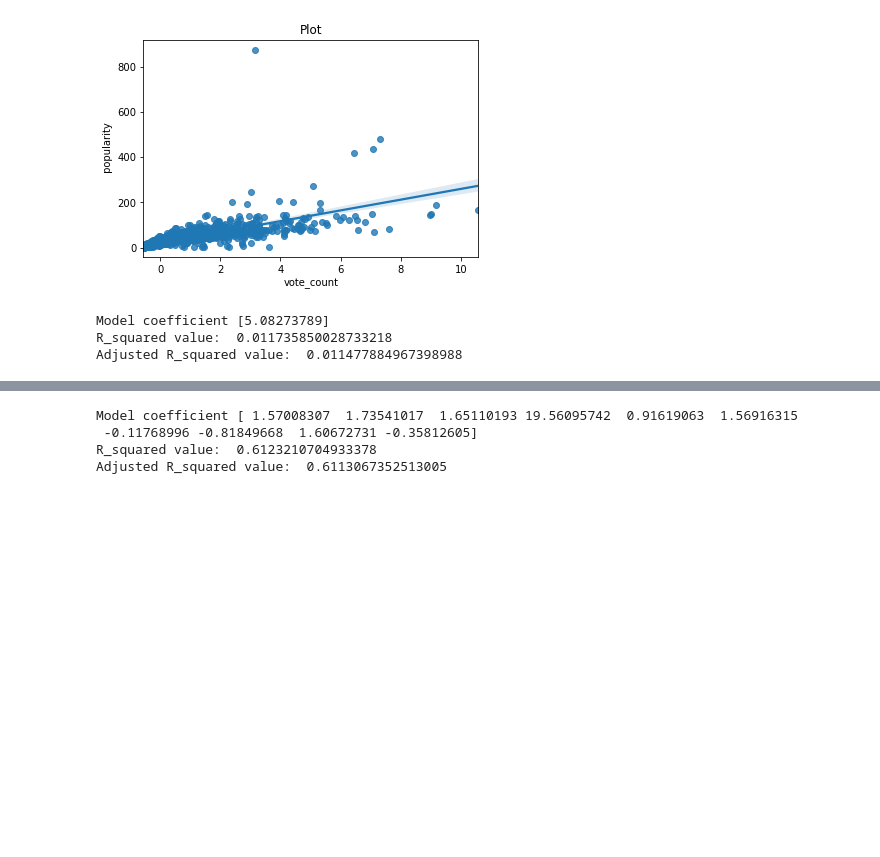
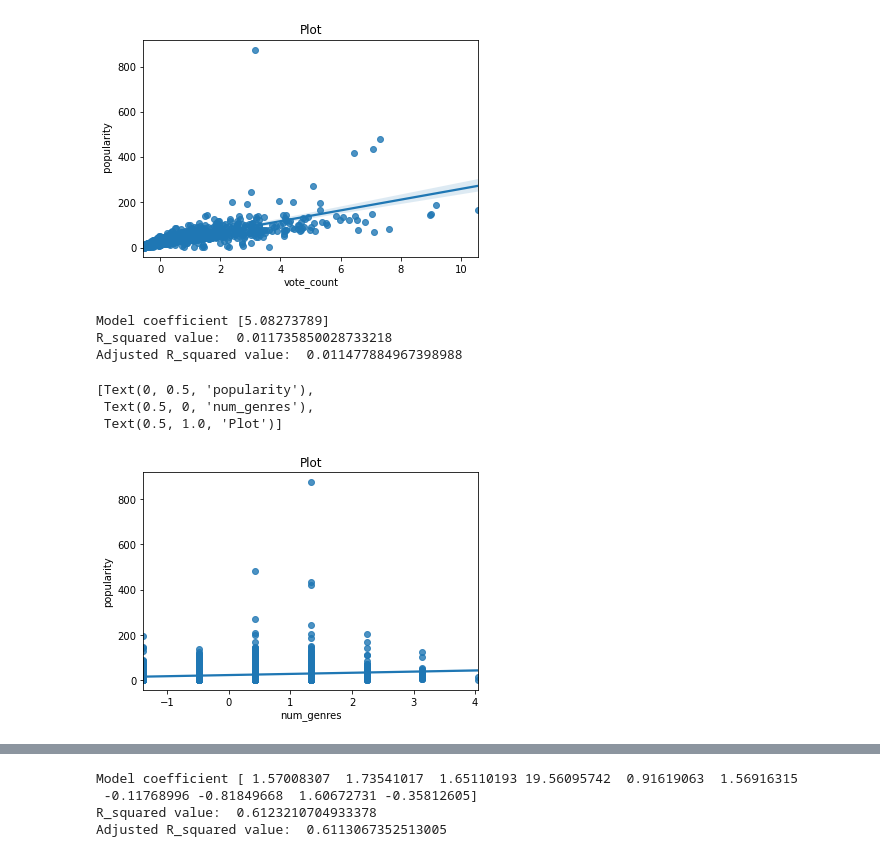
Before and after one commit to fjerrichiello/CS418GP, a Jupyter notebook: FinalProject/Analysis.ipynb, the cells around one changed output, grey strips where cells are left out. Cells and saved outputs as stored; diff of their text form; code cells hidden in the pictures; blank space fills up the shorter version.

```diff
--- a/FinalProject/Analysis.ipynb
+++ b/FinalProject/Analysis.ipynb
@@ -206,21 +206,29 @@ Adjusted R_squared value:  0.6299718372247107
 # %%
 #Simple linear regression using 'num_genres' as predictor to predict popularity.
 p = 1 #number of predictor
 
 model = linear_model.LinearRegression()
 fitted_model = model.fit(X = x_train_scaled[:, 4].reshape(-1, 1), y = y_train['popularity'])
 predicted = fitted_model.predict(x_test_scaled[:, 4].reshape(-1, 1))
 corr_coef = numpy.corrcoef(predicted,y_test['popularity'])[1, 0]
 R_squared = corr_coef ** 2
 adj_R_squared = 1 - ((1 - R_squared)*(n - 1)/(n - p - 1))
 
 print("Model coefficient",model.coef_)
 print("R_squared value: ",R_squared)
 print("Adjusted R_squared value: ",adj_R_squared)
+
+# Plot
+ax = sns.regplot(x_train_scaled[:, 4], y_train['popularity'])
+ax.set(title = 'Plot', xlabel = 'num_genres', ylabel = 'popularity')
 # %% [output]
 Model coefficient [5.08273789]
 R_squared value:  0.011735850028733218
 Adjusted R_squared value:  0.011477884967398988
+[Text(0, 0.5, 'popularity'),
+ Text(0.5, 0, 'num_genres'),
+ Text(0.5, 1.0, 'Plot')]
+[figure, added]
 # %%
 #Simple linear regression using 'num_production_companies' as predictor to predict popularity.
 p = 1 #number of predictor
```
Also changed, not shown: parts of 4 cells of this notebook.
